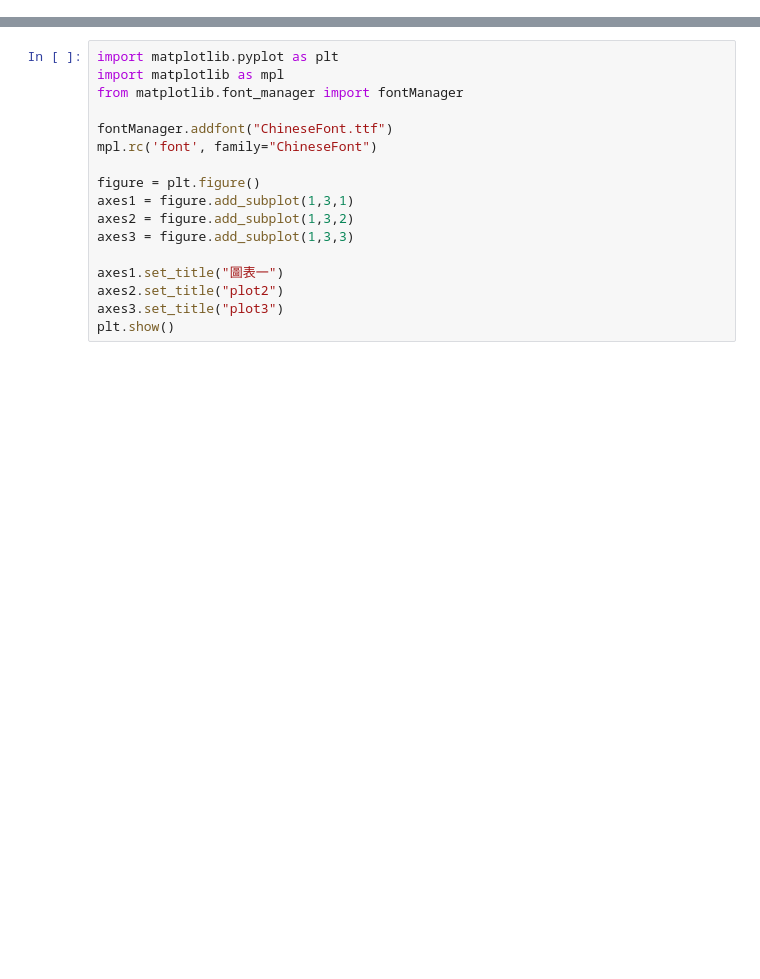
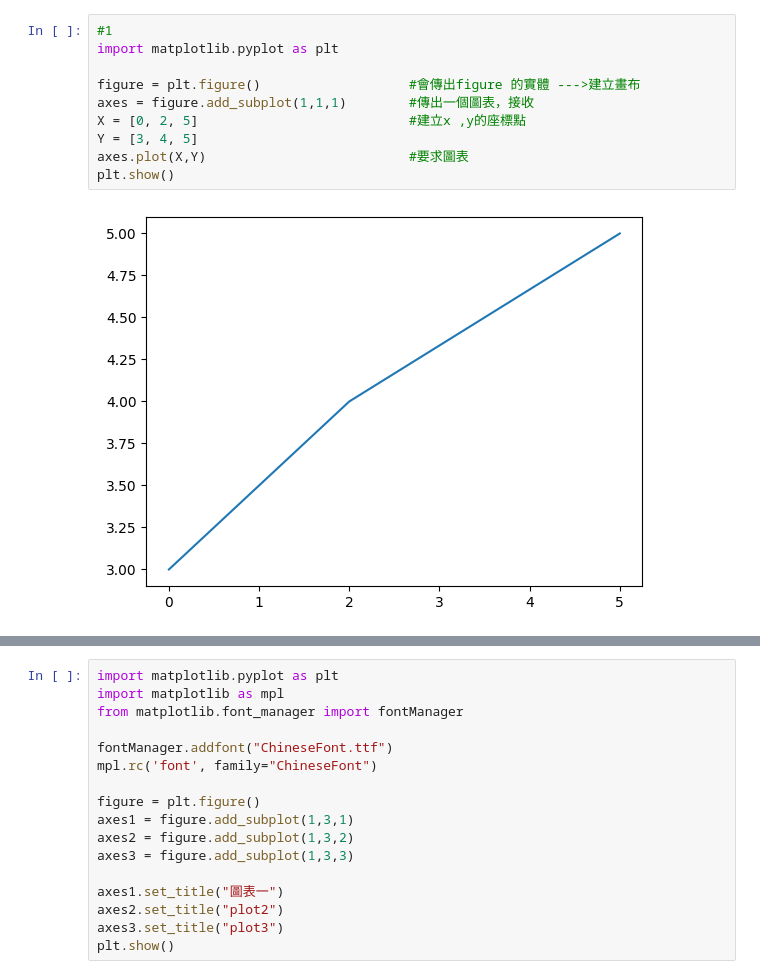
Before and after one commit to Tzuchun537/2025_04_13_python_sunday, a Jupyter notebook: lesson13/lesson13_1.ipynb, the cells around one changed output, grey strips where cells are left out. Saved outputs shown, nothing was run; the diff lists cells and outputs as text; blank space fills up the shorter version.

```diff
--- a/lesson13/lesson13_1.ipynb
+++ b/lesson13/lesson13_1.ipynb
@@ -18 +20,13 @@ plt.show()
+# %%
+#1
+import matplotlib.pyplot as plt
+
+figure = plt.figure()                   #會傳出figure 的實體 --->建立畫布
+axes = figure.add_subplot(1,1,1)        #傳出一個圖表，接收
+X = [0, 2, 5]                           #建立x ,y的座標點
+Y = [3, 4, 5]
+axes.plot(X,Y)                          #要求圖表
+plt.show()
+# %% [output]
+[figure, added]
 # %%
```
Also changed, not shown: parts of 7 cells of this notebook.
